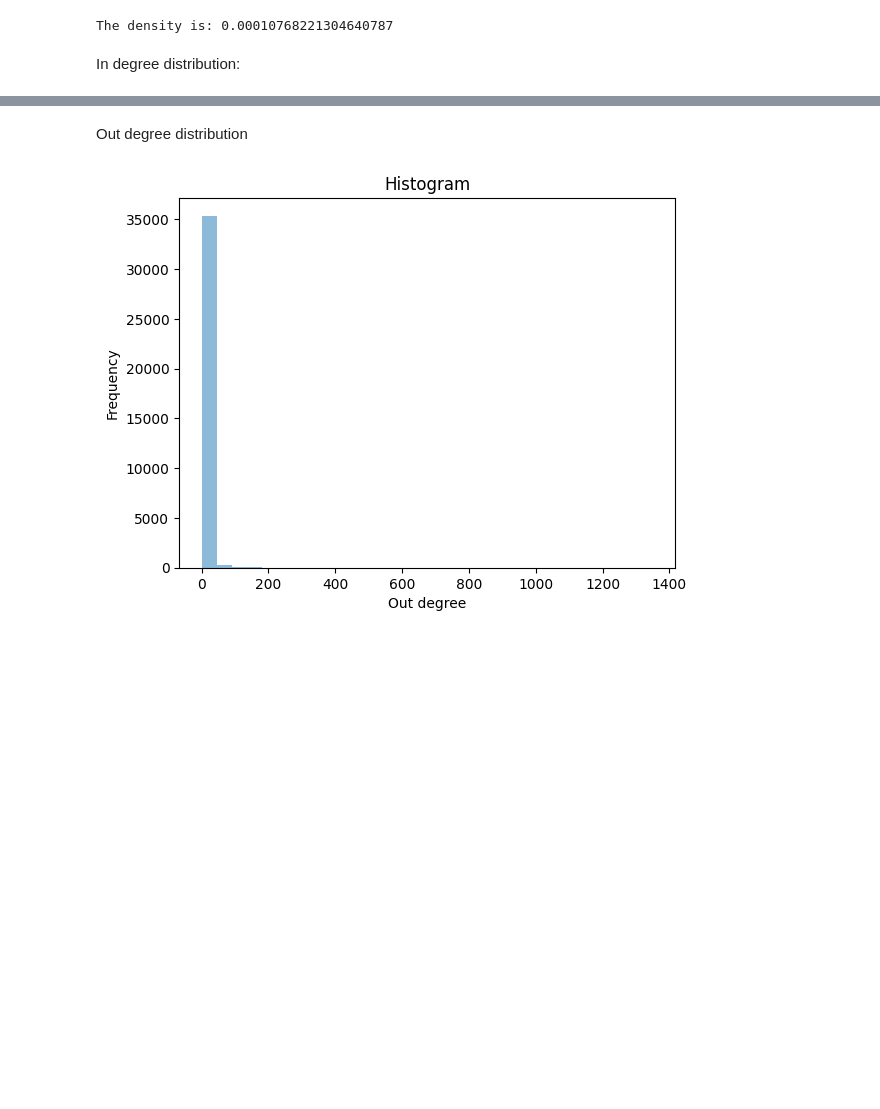
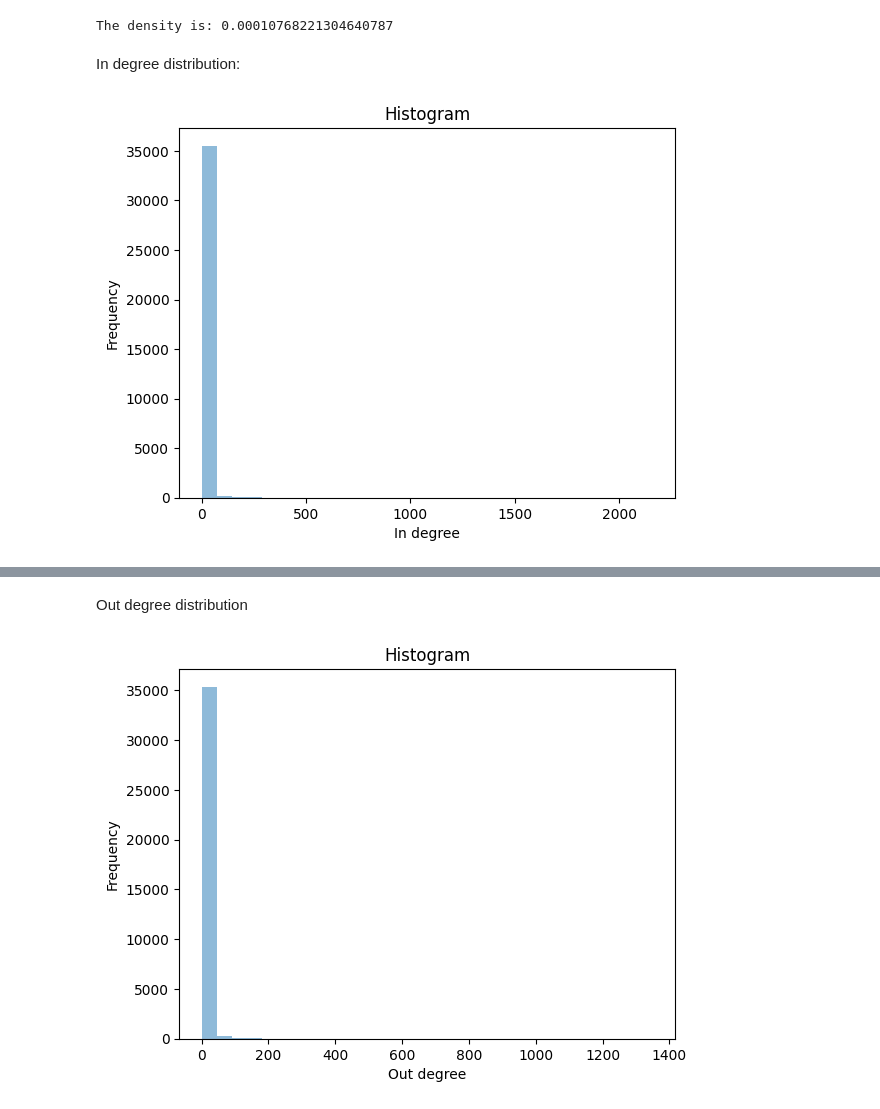
Before and after one commit to alnandorizki/Graph-Analysis-of-Social-Media-Links, a Jupyter notebook: IR_A3_Q1.ipynb, the cells around one changed output, grey strips where cells are left out. Cells and saved outputs as stored; diff of their text form; code cells hidden in the pictures; blank space fills up the shorter version.

```diff
--- a/IR_A3_Q1.ipynb
+++ b/IR_A3_Q1.ipynb
@@ -145,3 +145,31 @@ The density is: 0.00010768221304640787
 In degree distribution:
 # %%
 import matplotlib.pyplot as plt
+# %%
+in_degree_dict = {}
+
+for j in range(num_nodes):
+    curr_in_degree = 0
+    for i in range(num_nodes):
+        curr_in_degree+=adj_matrix[i][j]
+
+    if (curr_in_degree not in in_degree_dict):
+        in_degree_dict[curr_in_degree] = 0
+    in_degree_dict[curr_in_degree]+=1
+# %%
+x_in = list(in_degree_dict.keys())
+x_in.sort()
+
+y_in=[]
+
+for i in range(len(x_in)):
+    curr = in_degree_dict[x_in[i]]
+    y_in.append(curr)
+
+plt.hist(x_in, weights=y_in, bins=30, alpha=0.5)
+plt.title('Histogram')
+plt.xlabel('In degree')
+plt.ylabel('Frequency')
+plt.show()
+# %% [output]
+[figure, added]
```
Also changed, not shown: parts of 3 cells of this notebook.
